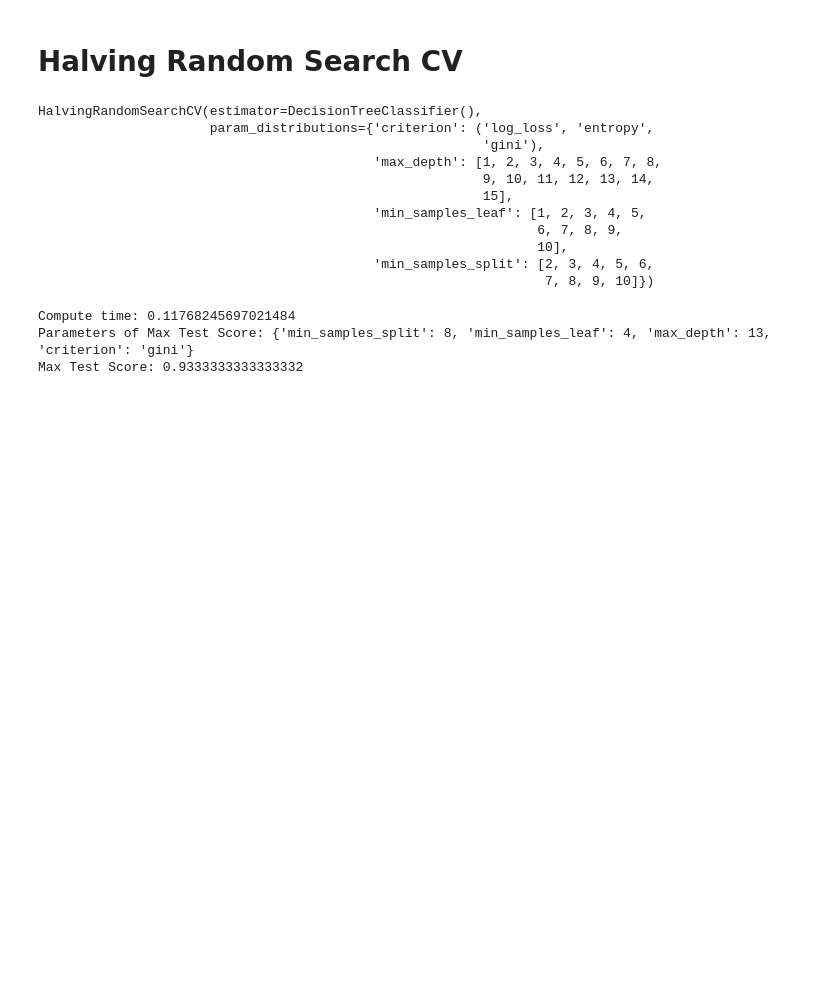
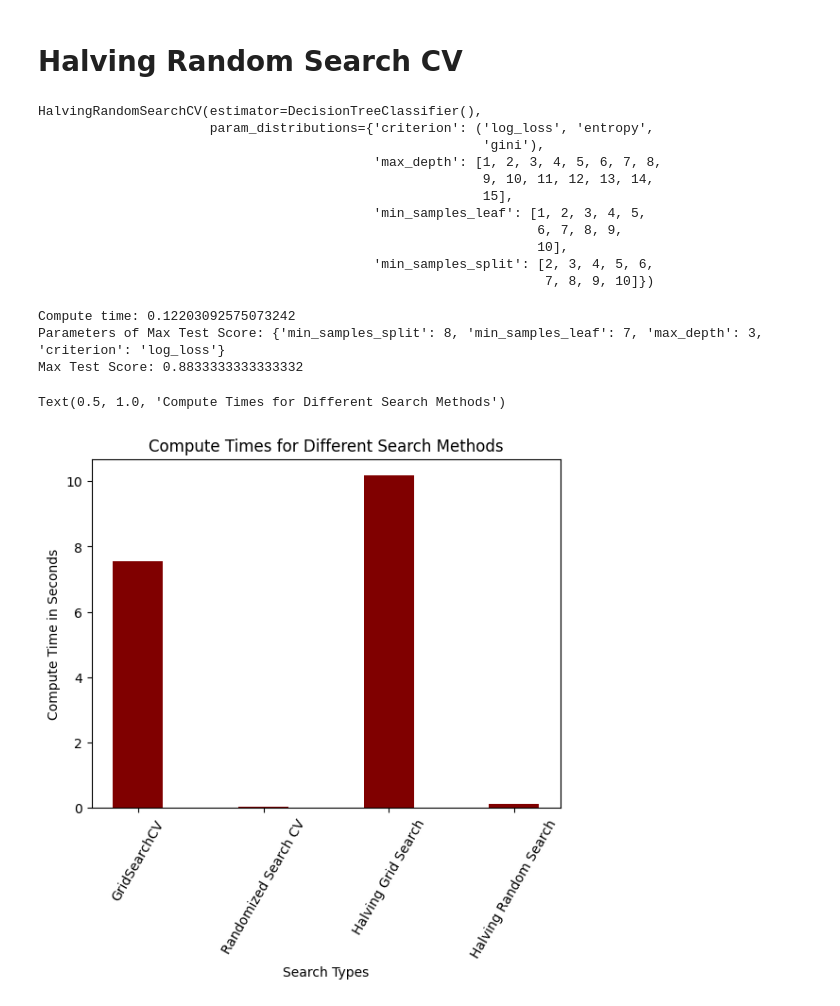
Before and after one commit to SenorMega/AI_ML-Jupyter-Notebooks, a Jupyter notebook: Mod 14 - Decision Trees/try_it_14.2.ipynb, the cells around one changed output. Saved outputs shown, nothing was run; the diff lists cells and outputs as text; code cells hidden in the pictures; blank space fills up the shorter version.

```diff
--- a/Mod 14 - Decision Trees/try_it_14.2.ipynb
+++ b/Mod 14 - Decision Trees/try_it_14.2.ipynb
@@ -58,6 +62,8 @@ df = pd.DataFrame(grid.cv_results_)
 time = grid.cv_results_['mean_fit_time'].sum()
 index = np.argmax(df['mean_test_score'])
 
+times.append(time)
+scores.append(df['mean_test_score'][index])
 
 print(f'Compute time: {time}')
 print(f'Parameters of Max Test Score: {df['params'][index]}')
@@ -87,6 +93,8 @@ df2 = pd.DataFrame(grid2.cv_results_)
 time2 = grid2.cv_results_['mean_fit_time'].sum()
 index2 = np.argmax(df2['mean_test_score'])
 
+times.append(time2)
+scores.append(df2['mean_test_score'][index2])
 
 print(f'Compute time: {time2}')
 print(f'Parameters of Max Test Score: {df2['params'][index2]}')
@@ -115,6 +123,9 @@ df3 = pd.DataFrame(grid3.cv_results_)
 time3 = grid3.cv_results_['mean_fit_time'].sum()
 index3 = np.argmax(df3['mean_test_score'])
 
+times.append(time3)
+scores.append(df3['mean_test_score'][index3])
+
 print(f'Compute time: {time3}')
 print(f'Parameters of Max Test Score: {df3['params'][index3]}')
 print(f'Max Test Score: {df3['mean_test_score'][index3]}')
@@ -145,10 +156,24 @@ df4 = pd.DataFrame(grid4.cv_results_)
 time4 = grid4.cv_results_['mean_fit_time'].sum()
 index4 = np.argmax(df4['mean_test_score'])
 
+times.append(time4)
+scores.append(df4['mean_test_score'][index4])
+
 print(f'Compute time: {time4}')
 print(f'Parameters of Max Test Score: {df4['params'][index4]}')
 print(f'Max Test Score: {df4['mean_test_score'][index4]}')
 # %% [output]
-Compute time: 0.11768245697021484
-Parameters of Max Test Score: {'min_samples_split': 8, 'min_samples_leaf': 4, 'max_depth': 13, 'criterion': 'gini'}
-Max Test Score: 0.9333333333333332
+Compute time: 0.12203092575073242
+Parameters of Max Test Score: {'min_samples_split': 8, 'min_samples_leaf': 7, 'max_depth': 3, 'criterion': 'log_loss'}
+Max Test Score: 0.8833333333333332
+# %%
+columns=['GridSearchCV','Randomized Search CV','Halving Grid Search','Halving Random Search']
+
+plt.bar(columns, times, color ='maroon', width = 0.4)
+plt.xlabel("Search Types")
+plt.xticks(rotation=60)
+plt.ylabel("Compute Time in Seconds")
+plt.title("Compute Times for Different Search Methods")
+# %% [output]
+Text(0.5, 1.0, 'Compute Times for Different Search Methods')
+[figure, added]
```
Also changed, not shown: parts of 5 cells of this notebook, 11 other files.
